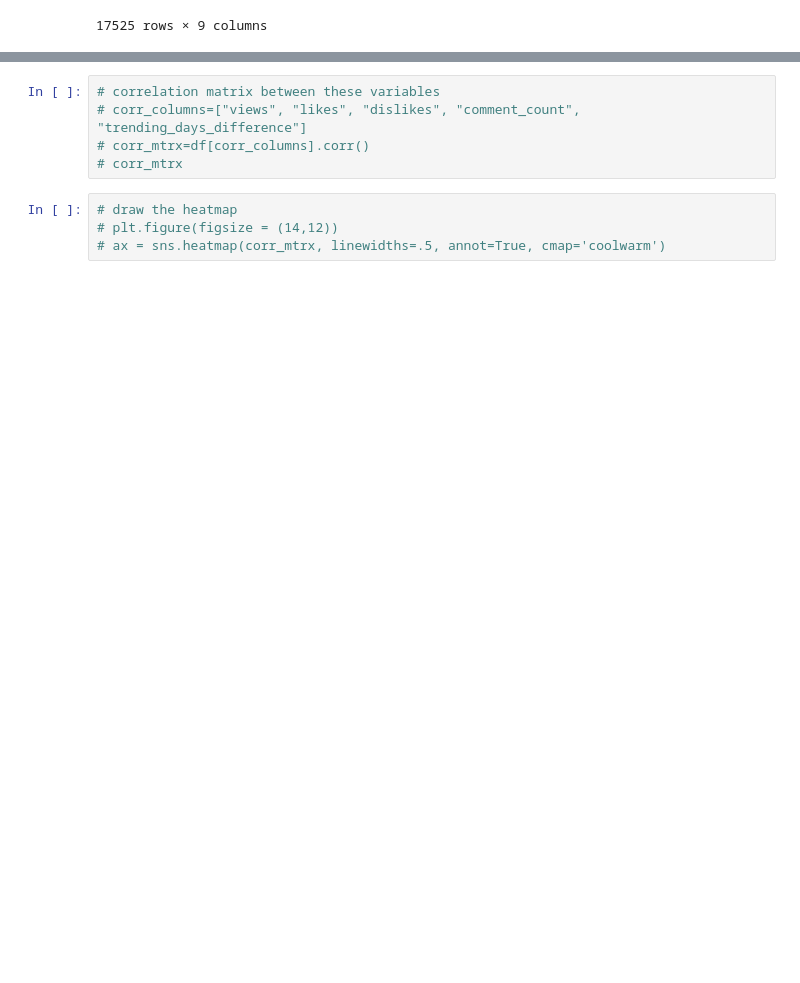
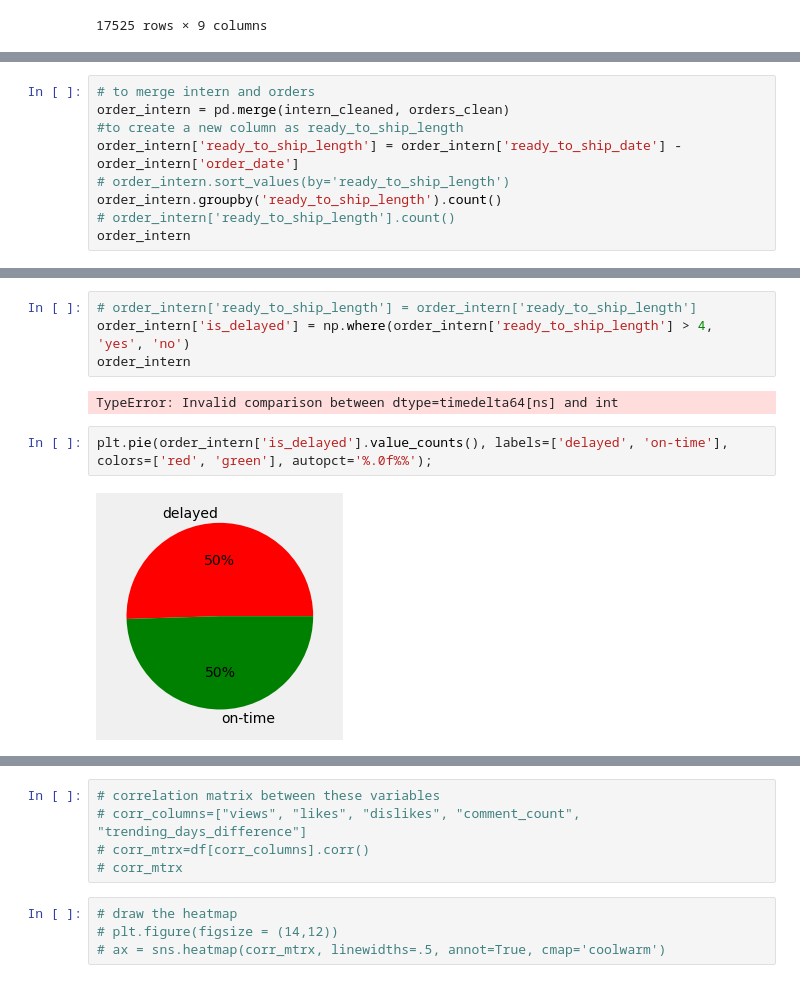
Before and after one commit to farnaz-irani/muesli-delivery-performance, a Jupyter notebook: Farnaz.ipynb, the cells around one changed output, grey strips where cells are left out. Drawn from its saved outputs; the diff is of its cells as text; blank space fills up the shorter version.

```diff
--- a/Farnaz.ipynb
+++ b/Farnaz.ipynb
@@ -128,0 +138,9 @@ orders_campaign.head()
+# %%
+# to merge intern and orders
+order_intern = pd.merge(intern_cleaned, orders_clean)
+#to create a new column as ready_to_ship_length
+order_intern['ready_to_ship_length'] = order_intern['ready_to_ship_date'] - order_intern['order_date']
+# order_intern.sort_values(by='ready_to_ship_length')
+order_intern.groupby('ready_to_ship_length').count()
+# order_intern['ready_to_ship_length'].count()
+order_intern
@@ -128,0 +168,10 @@ orders_campaign.head()
+# %%
+# order_intern['ready_to_ship_length'] = order_intern['ready_to_ship_length']
+order_intern['is_delayed'] = np.where(order_intern['ready_to_ship_length'] > 4, 'yes', 'no')
+order_intern
+# %% [output]
+TypeError: Invalid comparison between dtype=timedelta64[ns] and int
+# %%
+plt.pie(order_intern['is_delayed'].value_counts(), labels=['delayed', 'on-time'], colors=['red', 'green'], autopct='%.0f%%');
+# %% [output]
+[figure, added]
```
Also changed, not shown: parts of 12 cells of this notebook.
